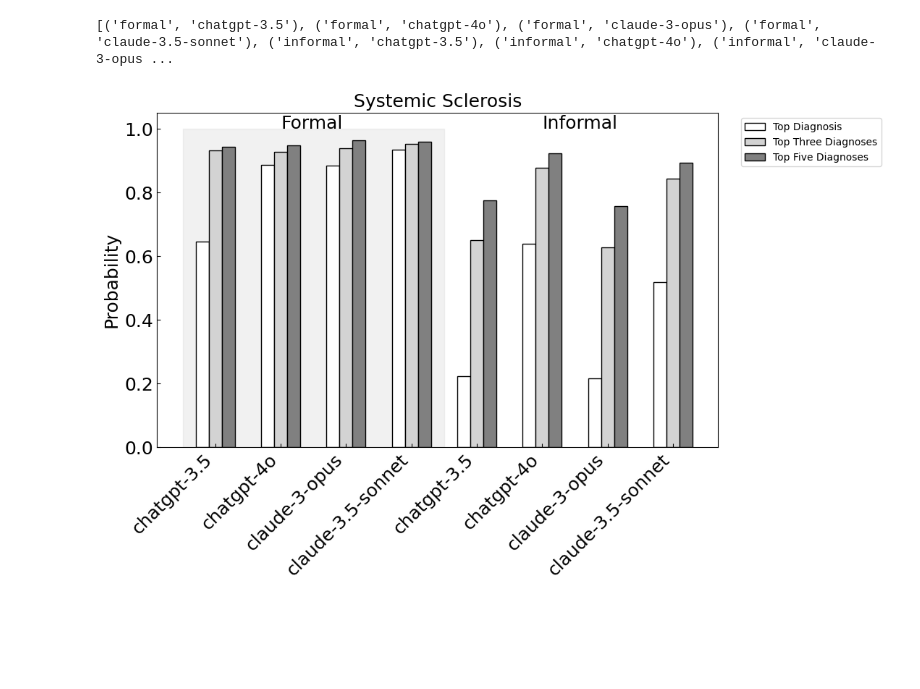
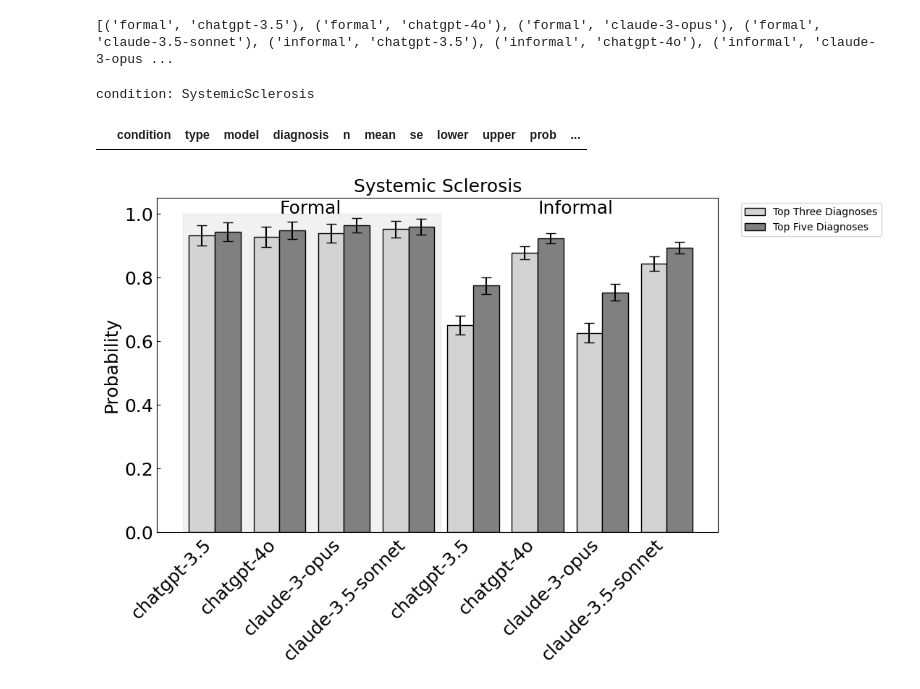
Before and after one commit to sriram0339/llm_diagnosis_study, a Jupyter notebook: src/Generate-All-Model-Comparisons.ipynb, the cells around one changed output. Drawn from its saved outputs; the diff is of its cells as text; code cells hidden in the pictures; blank space fills up the shorter version.

```diff
--- a/src/Generate-All-Model-Comparisons.ipynb
+++ b/src/Generate-All-Model-Comparisons.ipynb
@@ -12 +8,8 @@ keywords_list = ['mctd', 'mixed connective tissue disease']
+# %%
+if t == 1:
+    disease='MCTD'
+    disease_fullname = 'Mixed Connective Tissue Disease'
+    symp_types=['formal', 'informal']
+    model_names = ['chatgpt-3.5', 'chatgpt-4o', 'claude-3-opus', 'claude-3.5-sonnet' ]
+    keywords_list = ['mctd', 'mixed connective tissue disease']
 # %%
@@ -26,7 +29,7 @@ keywords_list=['jdm', 'dermatomyositis']
 # %%
-
-disease='SystemicSclerosis'
-disease_fullname = 'Systemic Sclerosis'
-symp_types=['formal', 'informal']
-model_names = ['chatgpt-3.5', 'chatgpt-4o', 'claude-3-opus', 'claude-3.5-sonnet' ]
-keywords_list =  ['sclerosis','scleroderma']
+if t == 4:
+    disease='SystemicSclerosis'
+    disease_fullname = 'Systemic Sclerosis'
+    symp_types=['formal', 'informal']
+    model_names = ['chatgpt-3.5', 'chatgpt-4o', 'claude-3-opus', 'claude-3.5-sonnet' ]
+    keywords_list =  ['sclerosis','scleroderma']
@@ -78,13 +62,45 @@ bar_order = [(s,t) for s in symp_types for t in model_names]
 print(bar_order)
 # %% [output]
 [('formal', 'chatgpt-3.5'), ('formal', 'chatgpt-4o'), ('formal', 'claude-3-opus'), ('formal', 'claude-3.5-sonnet'), ('informal', 'chatgpt-3.5'), ('informal', 'chatgpt-4o'), ('informal', 'claude-3-opus ...
+# %%
+df_error = pandas.read_csv('results/error_bars_data.csv')
+
+print(f'condition: {disease}')
+# Now restrict to just the disease we care about
+display(df_error[df_error['condition'] == disease] )
+
+def get_accuracies_and_error_bars(bar_order):
+    mod_disease = 'SSc' if (disease == 'SystemicSclerosis') else disease
+   # for (s, t) in bar_order:
+   #     print(s, t)
+   #     display(df_error.loc[ ((df_error['condition'] == mod_disease) & (df_error['type'] == s) & ( df_error['model'] == t) & (df_error['diagnosis'] == 3)), 'prob'].values[0])
+
+    prob_series_formal3 = [ (df_error.loc[ ((df_error['condition'] == mod_disease) & (df_error['type'] == s) & ( df_error['model'] == t) & (df_error['diagnosis'] == 3)), 'mean']).values[0] for (s, t) in bar_order]
+    lower_ci_series_formal3 = [ (df_error.loc[ ((df_error['condition'] == mod_disease) & (df_error['type'] == s) & ( df_error['model'] == t) & (df_error['diagnosis'] == 3)), 'lower_ci']).values[0] for (s, t) in bar_order]
+    upper_ci_series_formal3 =  [ (df_error.loc[ ((df_error['condition'] == mod_disease) & (df_error['type'] == s) & ( df_error['model'] == t) & (df_error['diagnosis'] == 3)), 'upper_ci']).values[0] for (s, t) in bar_order]
+    err_series_formal3 = [ lower_ci_series_formal3, upper_ci_series_formal3]
+    prob_series_formal5 = [ (df_error.loc[ ((df_error['condition'] == mod_disease) & (df_error['type'] == s) & ( df_error['model'] == t) & (df_error['diagnosis'] == 5)), 'mean']).values[0] for (s, t) in bar_order]
+    lower_ci_series_formal5 = [ (df_error.loc[ ((df_error['condition'] == mod_disease) & (df_error['type'] == s) & ( df_error['model'] == t) & (df_error['diagnosis'] == 5)), 'lower_ci']).values[0] for (s, t) in bar_order]
+    upper_ci_series_formal5 =  [ (df_error.loc[ ((df_error['condition'] == mod_disease) & (df_error['type'] == s) & ( df_error['model'] == t) & (df_error['diagnosis'] == 5)), 'upper_ci']).values[0] for (s, t) in bar_order]
+    err_series_formal5 = [ lower_ci_series_formal5, upper_ci_series_formal5]
+
+    return ( prob_series_formal3, err_series_formal3, prob_series_formal5,  err_series_formal5)
+
+
+( prob_series_formal3, err_series_formal3, prob_series_formal5,  err_series_formal5)  = get_accuracies_and_error_bars(bar_order)
+#print(prob_series_formal3)
+# %% [output]
+condition: SystemicSclerosis
+|  | condition | type | model | diagnosis | n | mean | se | lower | upper | prob | ... |
 # %%
 from matplotlib.patches import Rectangle
 x = [f'{m}' for (s,m) in bar_order]
 top_accuracies = [top[tup] for tup in bar_order]
-top_three_accuracies = [top_three[tup] for tup in bar_order]
-top_five_accuracies = [top_five[tup] for tup in bar_order]
-X_axis = np.arange(len(top_accuracies))
+top_three_accuracies = prob_series_formal3 # [top_three[tup] for tup in bar_order]
+top_five_accuracies =  prob_series_formal5 #[top_five[tup] for tup in bar_order]
+top_three_errors = err_series_formal3
+top_five_errors = err_series_formal5
+X_axis = np.arange(len(top_three_accuracies))
 
 
 # Create a bar plot
@@ -103,44 +119,47 @@ rect = Rectangle(
 )
 ax.add_patch(rect)
 
-bar1 = ax.bar(X_axis - 0.2, top_accuracies, 0.2, label = f'Top Diagnosis', edgecolor='black', color='white')
-bar2 = ax.bar(X_axis, top_three_accuracies, 0.2, label = f'Top Three Diagnoses', edgecolor='black', color='lightgray')
-bar3 = ax.bar(X_axis+0.2, top_five_accuracies, 0.2, label = f'Top Five Diagnoses', edgecolor='black', color='gray')
+# getting rid of top diagnosis
+#bar1 = ax.bar(X_axis - 0.2, top_accuracies, 0.2, label = f'Top Diagnosis', edgecolor='black', color='white')
+# getting rid of to top three
+bar2 = ax.bar(X_axis-0.2, top_three_accuracies,  0.4, yerr=err_series_formal3, label = f'Top Three Diagnoses', edgecolor='black', color='lightgray', capsize=5)
+bar3 = ax.bar(X_axis+0.2, top_five_accuracies,  0.4, yerr=err_series_formal5, label = f'Top Five Diagnoses', edgecolor='black', color='gray', capsize=5)
 
 # Color the first half differently
-for i, bar in enumerate(bar1):
-    if i <= 3:
-        #bar.set_color('lightblue')
-        bar.set_edgecolor('black')
+# Getting rid of top and top three, just plot top 5.
+#for i, bar in enumerate(bar1):
+#    if i <= 3:
+#        #bar.set_color('lightblue')
+#        bar.set_edgecolor('black')
     #bar.set_hatch('\\')
 
 # Color the first half differently
 for i, bar in enumerate(bar2):
     if i <= 3:
         #bar.set_color('lightblue')
         bar.set_edgecolor('black')
     #bar.set_hatch('//')
 
 # Color the first half differently
 for i, bar in enumerate(bar3):
     if i <= 3:
         #bar.set_color('lightblue')
         bar.set_edgecolor('black')
     #bar.set_hatch('-')
 
 
 
 plt.xticks(X_axis, x, rotation=45, ha='right')
 plt.ylabel("Probability",fontsize=18)
 plt.title(f"{disease_fullname}",fontsize=18)
 plt.legend(bbox_to_anchor=(1.3, 1))
 plt.tick_params(direction='in')
 ax.tick_params(axis='x', labelsize=18)
 ax.tick_params(axis='y', labelsize=18)  # Set font size for y-axis ticks
 
 ax.text(1,1.0,'Formal',fontsize=18)
 ax.text(5,1.0,'Informal', fontsize=18)
-plt.savefig(f'{disease}-diagnosis-accuracies.jpg', bbox_inches='tight', dpi=300)
+plt.savefig(f'results/{disease}-diagnosis-accuracies.pdf', bbox_inches='tight', dpi=500)
 plt.show()
 # %% [output]
-[figure, old version]
+[figure, new version]
```
Also changed, not shown: parts of 43 cells of this notebook, 46 other files.
